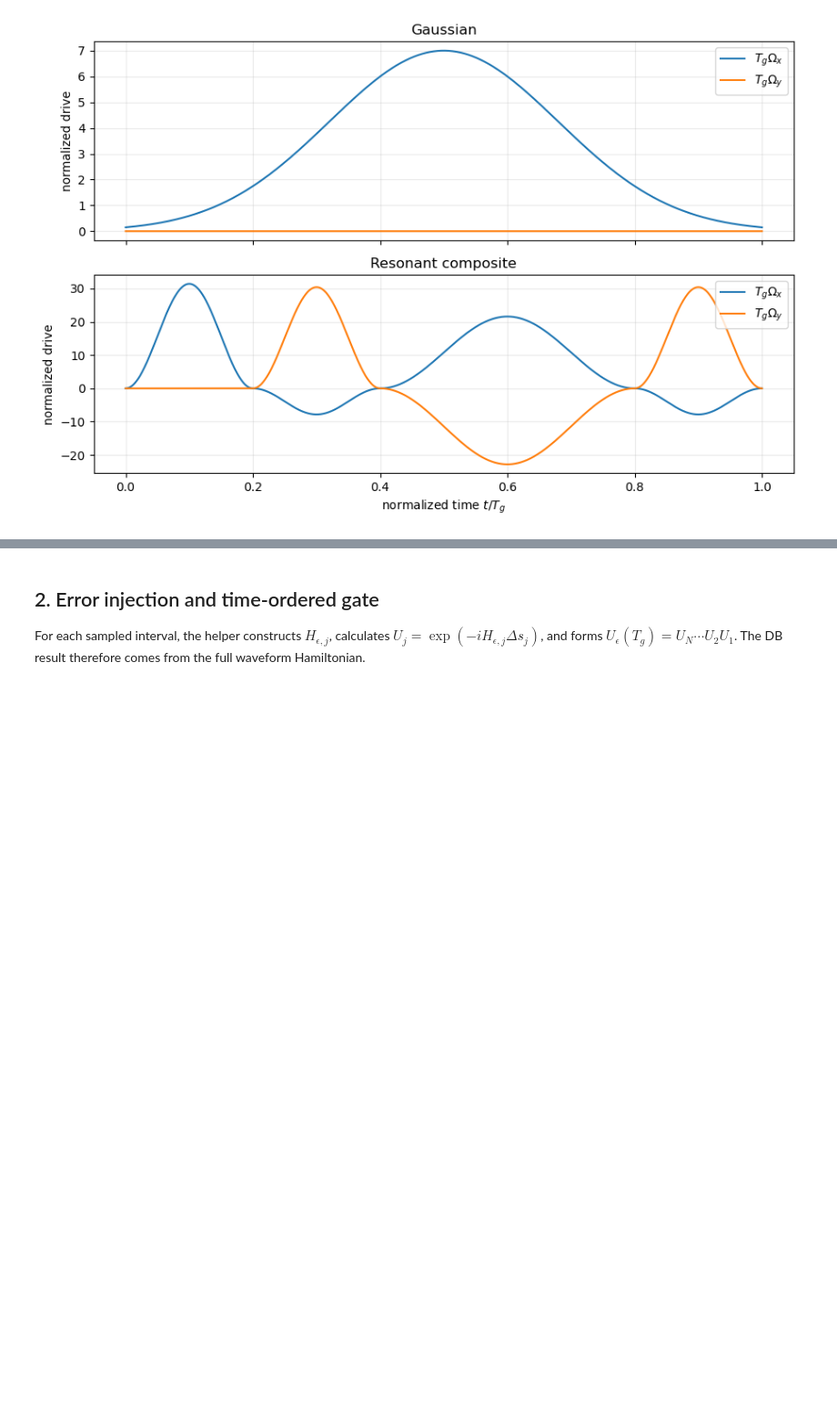
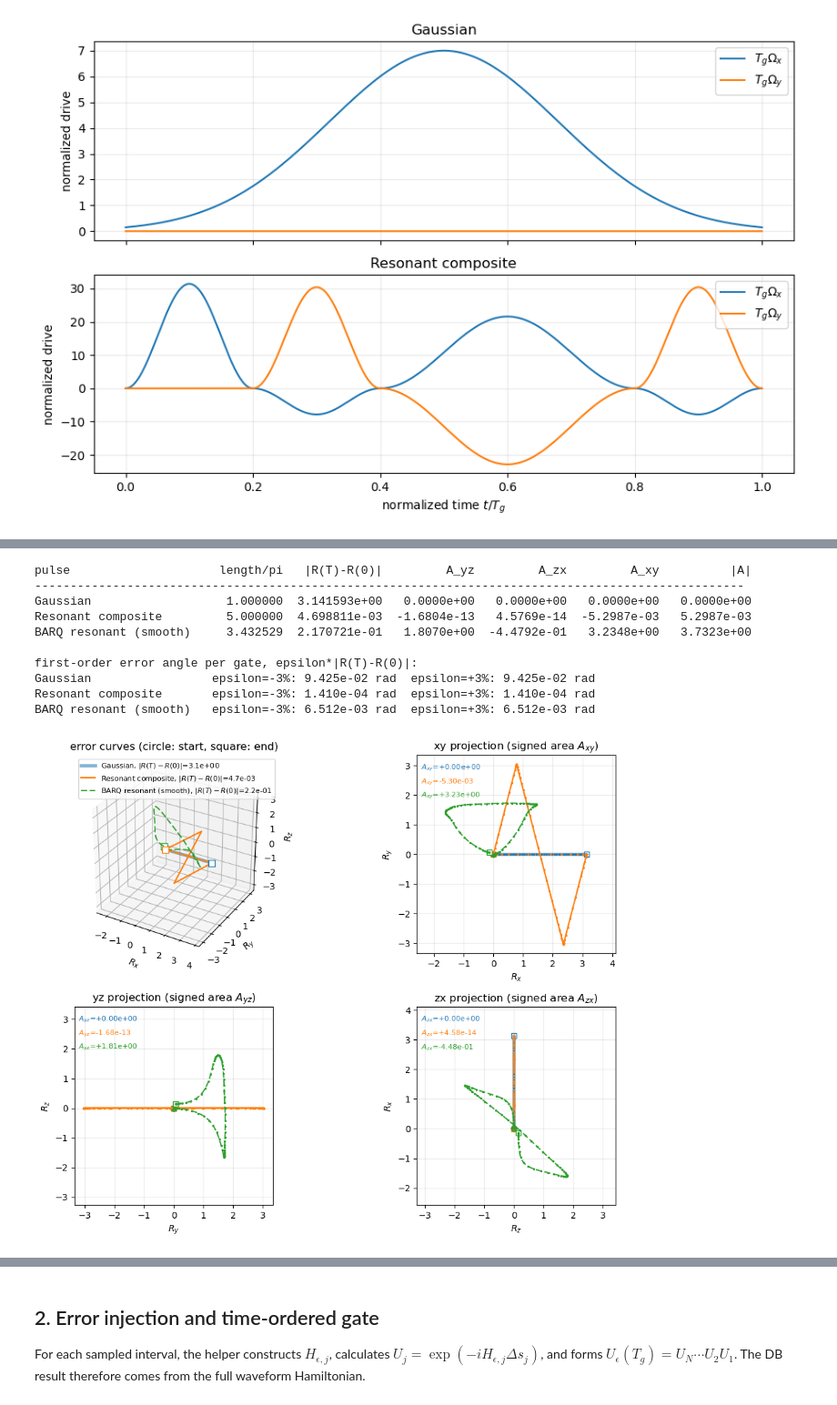
Before and after one commit to Wenzheng-Dong/pulse-shape-Novera, a Jupyter notebook: proposals/1qb-DB/1qb-DB-demo/1qb-DB-demo.ipynb, the cells around one changed output, grey strips where cells are left out. Shown at 91% size. Saved outputs shown, nothing was run; the diff lists cells and outputs as text; code cells hidden in the pictures; blank space fills up the shorter version.

```diff
--- a/proposals/1qb-DB/1qb-DB-demo/1qb-DB-demo.ipynb
+++ b/proposals/1qb-DB/1qb-DB-demo/1qb-DB-demo.ipynb
@@ -39,0 +58,25 @@ db.plot_controls(pulses)
+# %%
+curve_pulses = {
+    **pulses,
+    "BARQ resonant (smooth)": db.load_waveform(
+        "barq_resonant_screening_x_pi.csv"
+    ),
+}
+for name, pulse in curve_pulses.items():
+    assert abs(pulse["Tg_delta"]).max() < 1e-12, f"{name} is not resonant"
+
+curves = db.calculate_error_curves(curve_pulses)
+db.print_error_curve_report(curves, ERRORS)
+db.plot_error_curves(curves)
+# %% [output]
+pulse                     length/pi   |R(T)-R(0)|         A_yz         A_zx         A_xy          |A|
+----------------------------------------------------------------------------------------------------
+Gaussian                   1.000000  3.141593e+00   0.0000e+00   0.0000e+00   0.0000e+00   0.0000e+00
+Resonant composite         5.000000  4.698811e-03  -1.6804e-13   4.5769e-14  -5.2987e-03   5.2987e-03
+BARQ resonant (smooth)     3.432529  2.170721e-01   1.8070e+00  -4.4792e-01   3.2348e+00   3.7323e+00
+
+first-order error angle per gate, epsilon*|R(T)-R(0)|:
+Gaussian                 epsilon=-3%: 9.425e-02 rad  epsilon=+3%: 9.425e-02 rad
+Resonant composite       epsilon=-3%: 1.410e-04 rad  epsilon=+3%: 1.410e-04 rad
+BARQ resonant (smooth)   epsilon=-3%: 6.512e-03 rad  epsilon=+3%: 6.512e-03 rad
+[figure, added]
```
Also changed, not shown: parts of 4 cells of this notebook, 2 other files.
